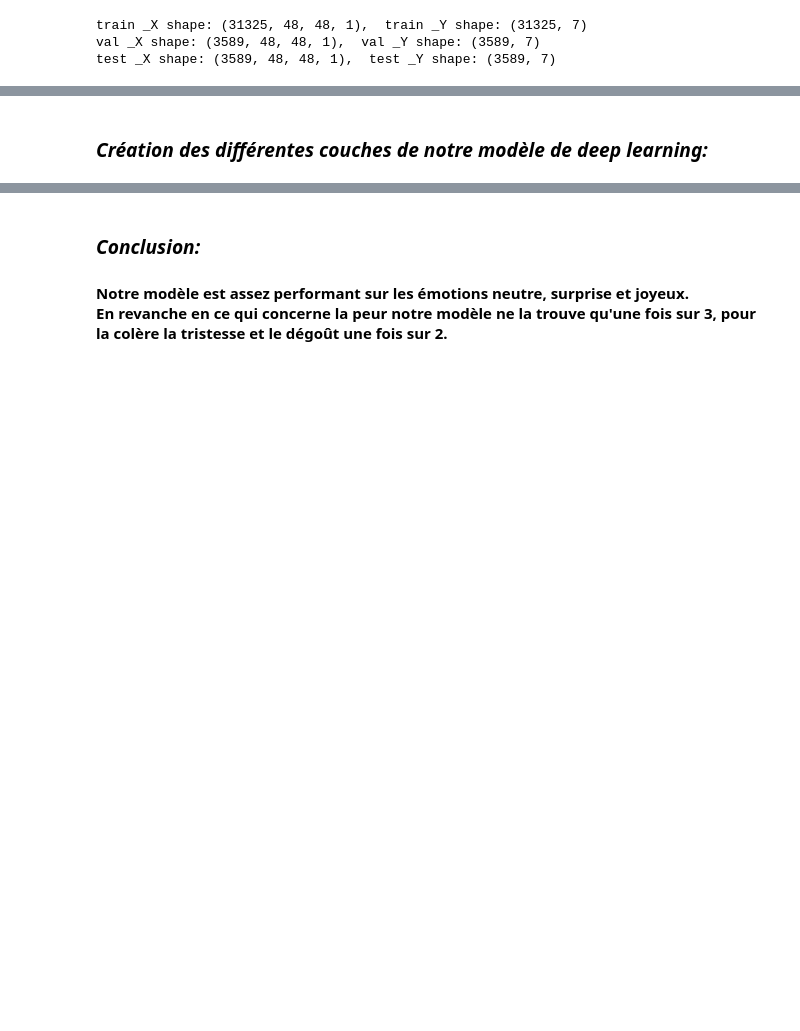
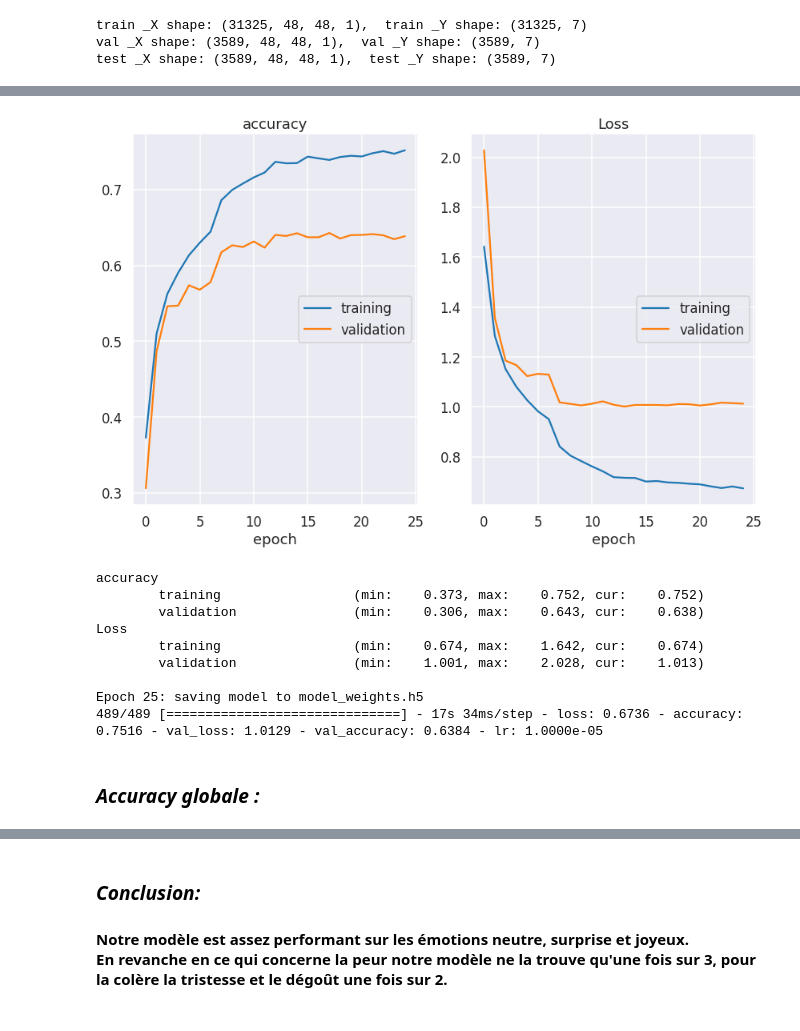
Before and after one commit to Kevin-Le-Grand/emotion-detector, a Jupyter notebook: emotions.ipynb, the cells around one changed output, grey strips where cells are left out. Drawn from its saved outputs; the diff is of its cells as text; code cells hidden in the pictures; blank space fills up the shorter version.

Commit message:
amelioration du modele

```diff
--- a/emotions.ipynb
+++ b/emotions.ipynb
@@ -193,2 +285,57 @@ test _X shape: (3589, 48, 48, 1),  test _Y shape: (3589, 7)
+# %%
+from keras.callbacks import ModelCheckpoint, ReduceLROnPlateau
+from livelossplot import PlotLossesKerasTF
+
+
+def train_model(model):
+  img_size = 48
+  batch_size = 64
+
+
+  datagen_train = ImageDataGenerator(horizontal_flip=True)
+  train_generator = datagen_train.flow(train_X, train_Y,
+                                                      batch_size=batch_size,
+                                                      shuffle=True)
+
+  datagen_validation = ImageDataGenerator(horizontal_flip=True)
+  validation_generator = datagen_validation.flow(val_X, val_Y,
+                                                      batch_size=batch_size)
+
+  epochs = 25
+  steps_per_epoch = train_generator.n//train_generator.batch_size
+  validation_steps = validation_generator.n//validation_generator.batch_size
+
+  # Reducing Learning Rate
+  reduce_lr = ReduceLROnPlateau(monitor='val_loss', factor=0.1,
+                                patience=2, min_lr=0.00001, mode='auto')
+  # Recuperation des poids qui ont le meilleurs score sur la validation
+  checkpoint = ModelCheckpoint("model_weights.h5", monitor='val_accuracy',
+                              save_weights_only=True, mode='max', verbose=1)
+
+
+
+  # Training the Model
+  history = model.fit_generator(
+      train_generator,
+      steps_per_epoch=steps_per_epoch,
+      epochs=epochs,
+      validation_data = validation_generator,
+      validation_steps = validation_steps,
+      callbacks=[PlotLossesKerasTF(), reduce_lr, checkpoint]
+  )
+  return model
+
+model = train_model(config_model())
+# %% [output]
+[figure, added]
+accuracy
+        training                 (min:    0.373, max:    0.752, cur:    0.752)
+        validation               (min:    0.306, max:    0.643, cur:    0.638)
+Loss
+        training                 (min:    0.674, max:    1.642, cur:    0.674)
+        validation               (min:    1.001, max:    2.028, cur:    1.013)
+
+Epoch 25: saving model to model_weights.h5
+489/489 [==============================] - 17s 34ms/step - loss: 0.6736 - accuracy: 0.7516 - val_loss: 1.0129 - val_accuracy: 0.6384 - lr: 1.0000e-05
 # %% [markdown]
-<h3><strong><em> Création des différentes couches de notre modèle de deep learning:</em></strong></h3>
+<h3><strong><em> Accuracy globale :</em></strong></h3>
```
Also changed, not shown: parts of 22 cells of this notebook, 4 other files.
